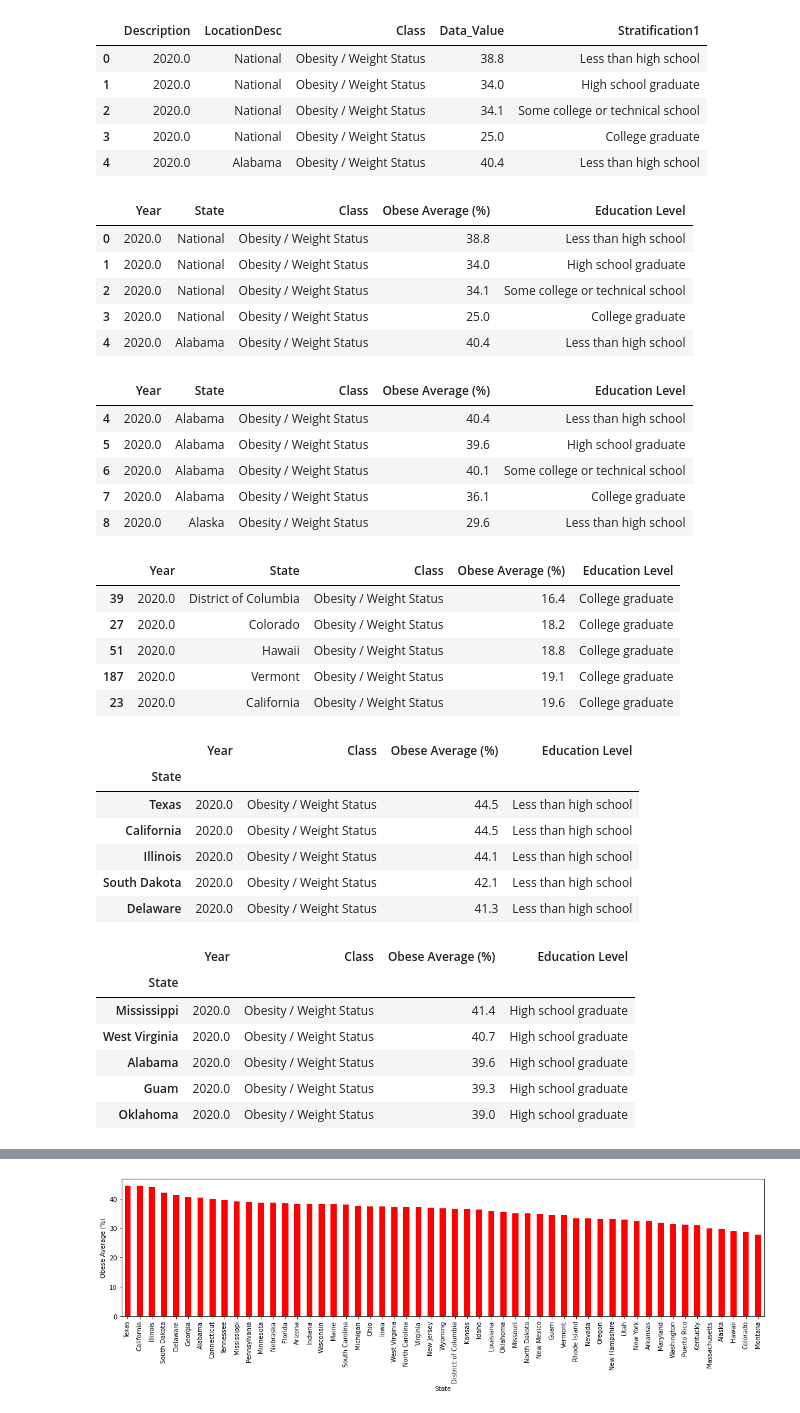
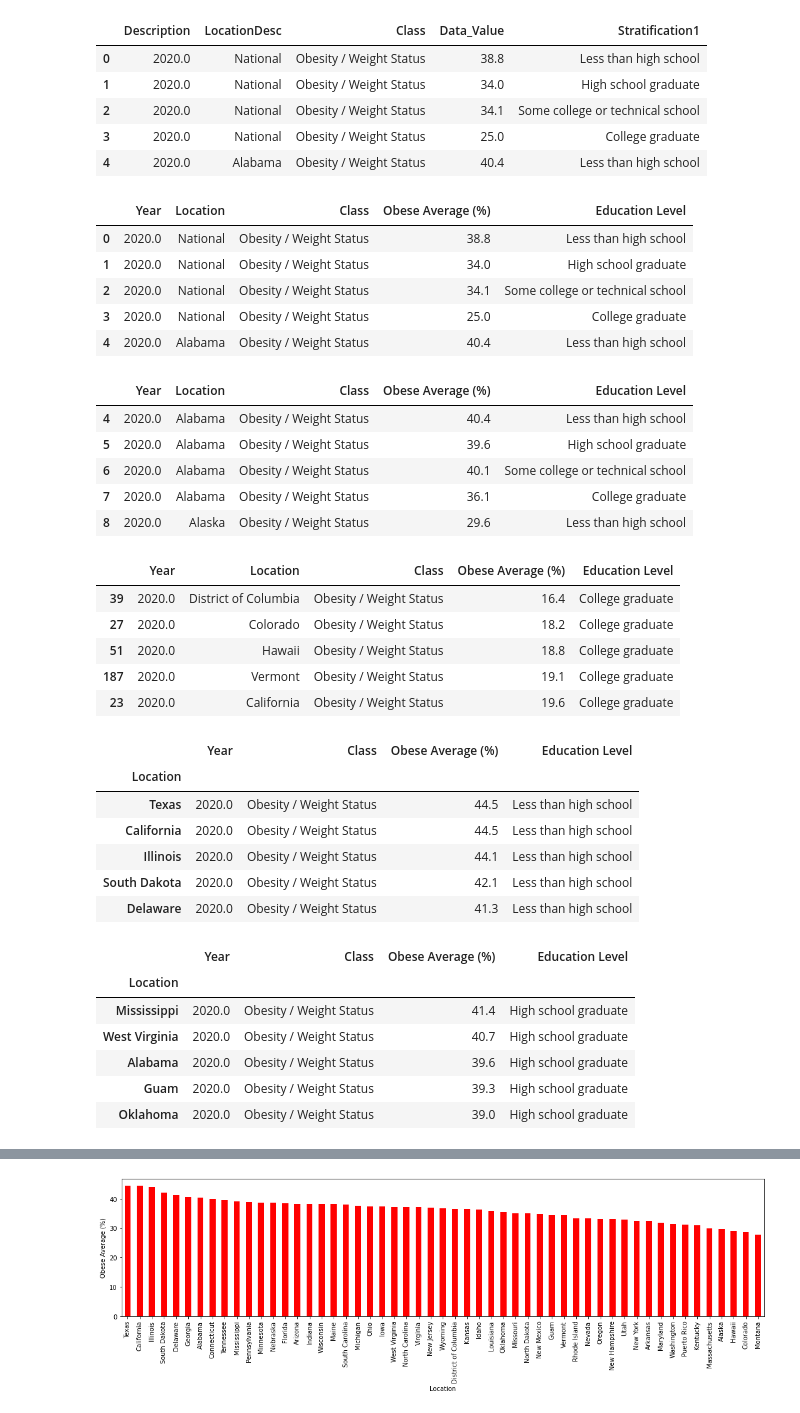
Before and after one commit to latoyawenzinger/Project_1_Healthcare, a Jupyter notebook: education_data.ipynb, the cells around one changed output, grey strips where cells are left out. Cells and saved outputs as stored; diff of their text form; code cells hidden in the pictures.

Commit message:
changed 'state' to 'location'

```diff
--- a/education_data.ipynb
+++ b/education_data.ipynb
@@ -41,12 +41,12 @@ clean_education.head()
 # %%
 #rename columns
 clean_education = clean_education.rename(columns={"Description": "Year",
-                                                  "LocationDesc": "State",
+                                                  "LocationDesc": "Location",
                                                   "Data_Value": "Obese Average (%)",
                                                   "Stratification1": "Education Level"})
 clean_education.head()
 # %% [output]
-|  | Year | State | Class | Obese Average (%) | Education Level |
+|  | Year | Location | Class | Obese Average (%) | Education Level |
 | 0 | 2020.0 | National | Obesity / Weight Status | 38.8 | Less than high school |
 | 1 | 2020.0 | National | Obesity / Weight Status | 34.0 | High school graduate |
 | 2 | 2020.0 | National | Obesity / Weight Status | 34.1 | Some college or technical school |
@@ -57,7 +57,7 @@ clean_education.head()
 state_education = clean_education.drop(clean_education.index[[0,1,2,3]])
 state_education.head()
 # %% [output]
-|  | Year | State | Class | Obese Average (%) | Education Level |
+|  | Year | Location | Class | Obese Average (%) | Education Level |
 | 4 | 2020.0 | Alabama | Obesity / Weight Status | 40.4 | Less than high school |
 | 5 | 2020.0 | Alabama | Obesity / Weight Status | 39.6 | High school graduate |
 | 6 | 2020.0 | Alabama | Obesity / Weight Status | 40.1 | Some college or technical school |
@@ -68,7 +68,7 @@ state_education.head()
 best = state_education.sort_values("Obese Average (%)")
 best.head()
 # %% [output]
-|  | Year | State | Class | Obese Average (%) | Education Level |
+|  | Year | Location | Class | Obese Average (%) | Education Level |
 | 39 | 2020.0 | District of Columbia | Obesity / Weight Status | 16.4 | College graduate |
 | 27 | 2020.0 | Colorado | Obesity / Weight Status | 18.2 | College graduate |
 | 51 | 2020.0 | Hawaii | Obesity / Weight Status | 18.8 | College graduate |
@@ -78,11 +78,11 @@ best.head()
 #sort obesity from highest to lowest in less than high school
 worst_less_HS = state_education.loc[state_education["Education Level"] == "Less than high school"]
 worst_1 = worst_less_HS.sort_values("Obese Average (%)", ascending=False)
-worst_1 = worst_1.set_index("State")
+worst_1 = worst_1.set_index("Location")
 worst_1.head()
 # %% [output]
 |  | Year | Class | Obese Average (%) | Education Level |
-| State |  |  |  |  |
+| Location |  |  |  |  |
 | Texas | 2020.0 | Obesity / Weight Status | 44.5 | Less than high school |
 | California | 2020.0 | Obesity / Weight Status | 44.5 | Less than high school |
 | Illinois | 2020.0 | Obesity / Weight Status | 44.1 | Less than high school |
@@ -91,11 +91,11 @@ worst_1.head()
 # %%
 worst_HS = state_education.loc[state_education["Education Level"] == "High school graduate"]
 worst_2 = worst_HS.sort_values("Obese Average (%)", ascending=False)
-worst_2 = worst_2.set_index("State")
+worst_2 = worst_2.set_index("Location")
 worst_2.head()
 # %% [output]
 |  | Year | Class | Obese Average (%) | Education Level |
-| State |  |  |  |  |
+| Location |  |  |  |  |
 | Mississippi | 2020.0 | Obesity / Weight Status | 41.4 | High school graduate |
 | West Virginia | 2020.0 | Obesity / Weight Status | 40.7 | High school graduate |
 | Alabama | 2020.0 | Obesity / Weight Status | 39.6 | High school graduate |
```
Also changed, not shown: parts of 6 cells of this notebook, 3 other files.
